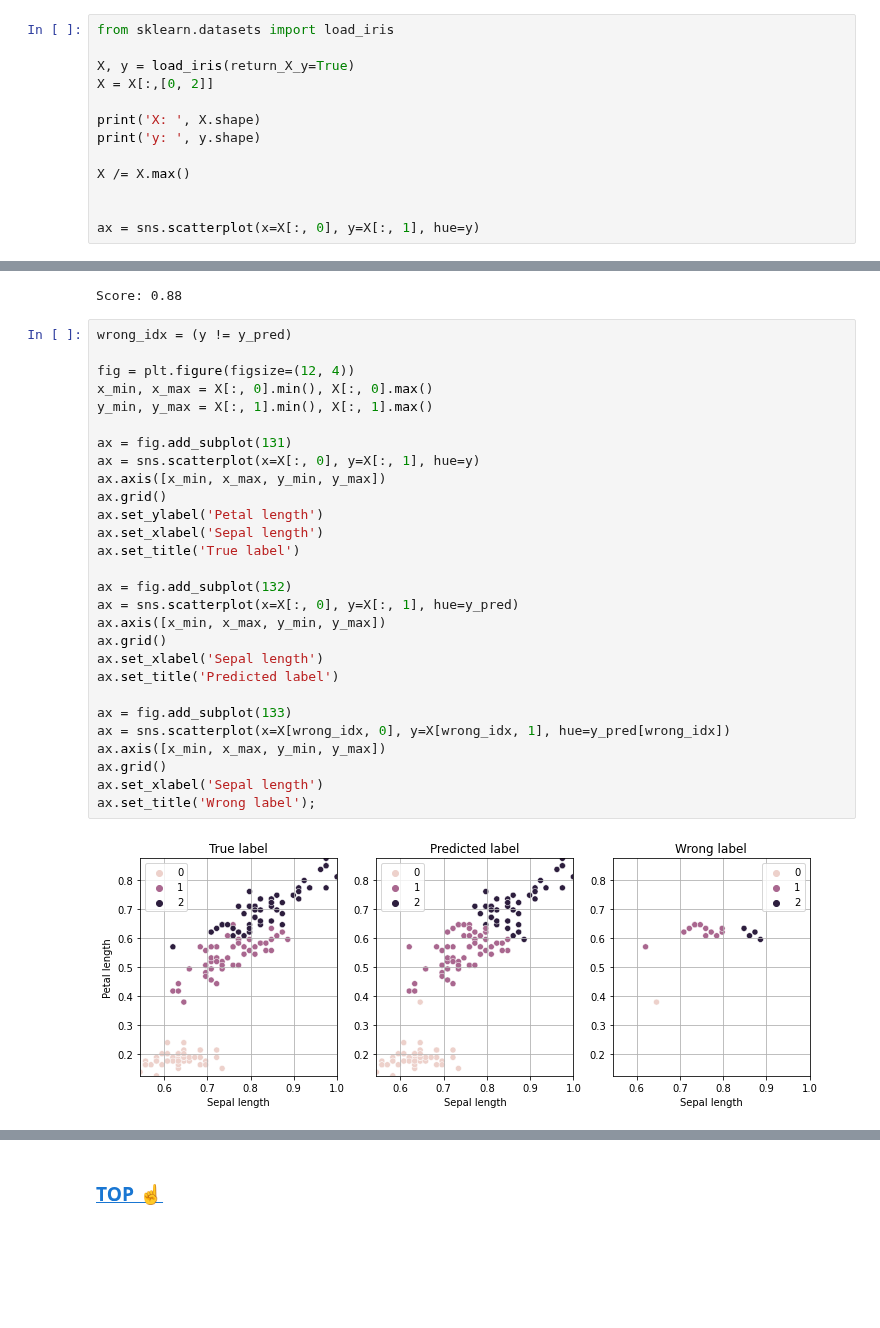
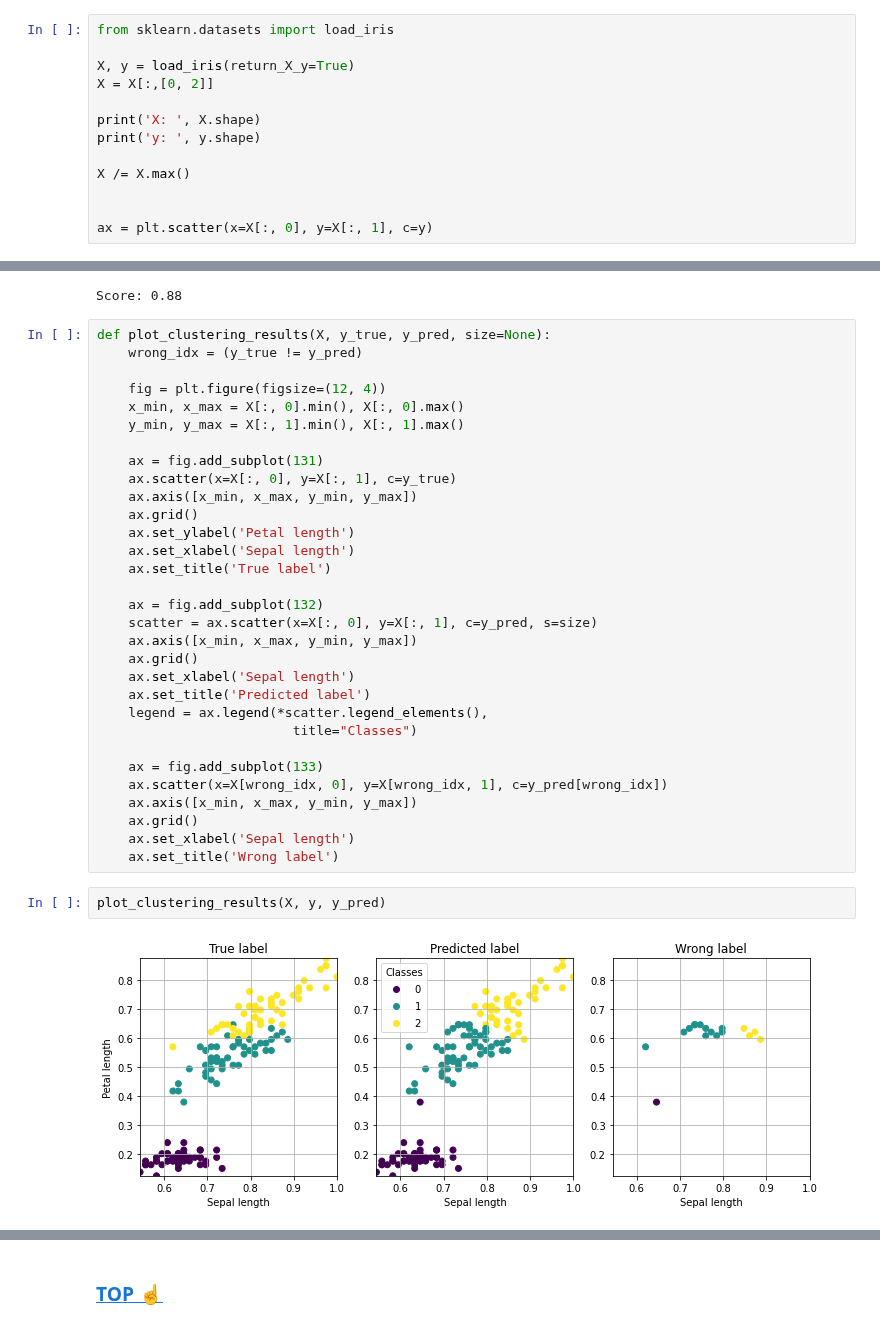
Before and after one commit to AmirMardan/ml_course, a Jupyter notebook: 6_classical_machine_learning/4_clustering_1.ipynb, the cells around one changed output, grey strips where cells are left out. Saved outputs shown, nothing was run; the diff lists cells and outputs as text; blank space fills up the shorter version.

```diff
--- a/6_classical_machine_learning/4_clustering_1.ipynb
+++ b/6_classical_machine_learning/4_clustering_1.ipynb
@@ -53,7 +55,7 @@ print('y: ', y.shape)
 X /= X.max()
 
 
-ax = sns.scatterplot(x=X[:, 0], y=X[:, 1], hue=y)
+ax = plt.scatter(x=X[:, 0], y=X[:, 1], c=y)
 # %% [output]
 X:  (150, 2)
 y:  (150,)
@@ -106,32 +108,37 @@ print(f'Score: {accuracy_score(y, y_pred, normalize=True)}')
 # %% [output]
 Score: 0.88
 # %%
-wrong_idx = (y != y_pred)
+def plot_clustering_results(X, y_true, y_pred, size=None):
+    wrong_idx = (y_true != y_pred)
 
-fig = plt.figure(figsize=(12, 4))
-x_min, x_max = X[:, 0].min(), X[:, 0].max()
-y_min, y_max = X[:, 1].min(), X[:, 1].max()
+    fig = plt.figure(figsize=(12, 4))
+    x_min, x_max = X[:, 0].min(), X[:, 0].max()
+    y_min, y_max = X[:, 1].min(), X[:, 1].max()
 
-ax = fig.add_subplot(131)
-ax = sns.scatterplot(x=X[:, 0], y=X[:, 1], hue=y)
-ax.axis([x_min, x_max, y_min, y_max])
-ax.grid()
-ax.set_ylabel('Petal length')
-ax.set_xlabel('Sepal length')
-ax.set_title('True label')
+    ax = fig.add_subplot(131)
+    ax.scatter(x=X[:, 0], y=X[:, 1], c=y_true)
+    ax.axis([x_min, x_max, y_min, y_max])
+    ax.grid()
+    ax.set_ylabel('Petal length')
+    ax.set_xlabel('Sepal length')
+    ax.set_title('True label')
 
-ax = fig.add_subplot(132)
-ax = sns.scatterplot(x=X[:, 0], y=X[:, 1], hue=y_pred)
-ax.axis([x_min, x_max, y_min, y_max])
-ax.grid()
-ax.set_xlabel('Sepal length')
-ax.set_title('Predicted label')
+    ax = fig.add_subplot(132)
+    scatter = ax.scatter(x=X[:, 0], y=X[:, 1], c=y_pred, s=size)
+    ax.axis([x_min, x_max, y_min, y_max])
+    ax.grid()
+    ax.set_xlabel('Sepal length')
+    ax.set_title('Predicted label')
+    legend = ax.legend(*scatter.legend_elements(),
+                         title="Classes")
 
-ax = fig.add_subplot(133)
-ax = sns.scatterplot(x=X[wrong_idx, 0], y=X[wrong_idx, 1], hue=y_pred[wrong_idx])
-ax.axis([x_min, x_max, y_min, y_max])
-ax.grid()
-ax.set_xlabel('Sepal length')
-ax.set_title('Wrong label');
+    ax = fig.add_subplot(133)
+    ax.scatter(x=X[wrong_idx, 0], y=X[wrong_idx, 1], c=y_pred[wrong_idx])
+    ax.axis([x_min, x_max, y_min, y_max])
+    ax.grid()
+    ax.set_xlabel('Sepal length')
+    ax.set_title('Wrong label')
-# %% [output]
-[figure, removed]
+# %%
+plot_clustering_results(X, y, y_pred)
+# %% [output]
+[figure, added]
```
Also changed, not shown: parts of 13 cells of this notebook, 15 other files.
